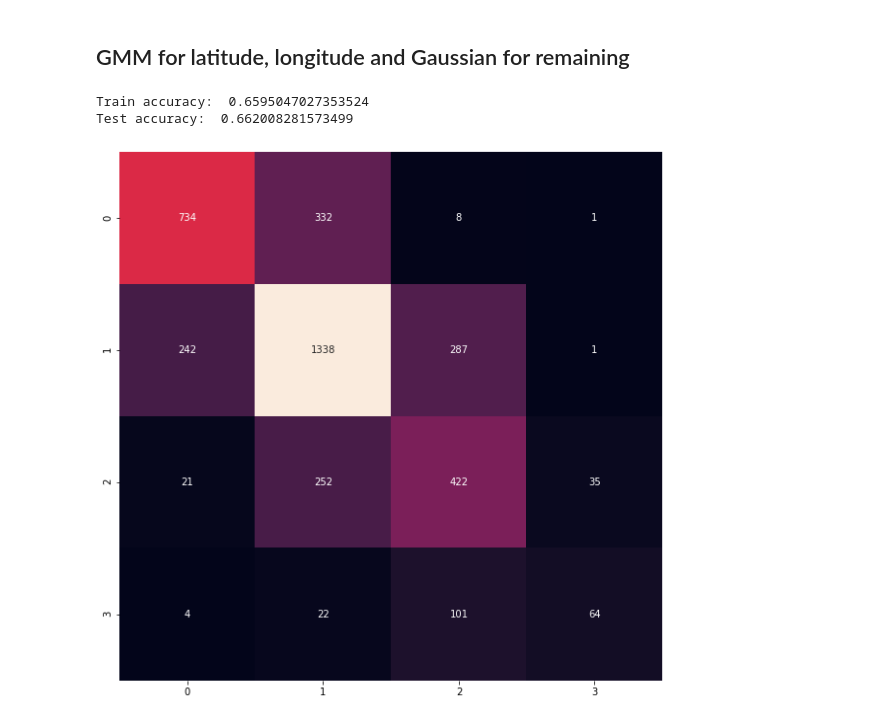
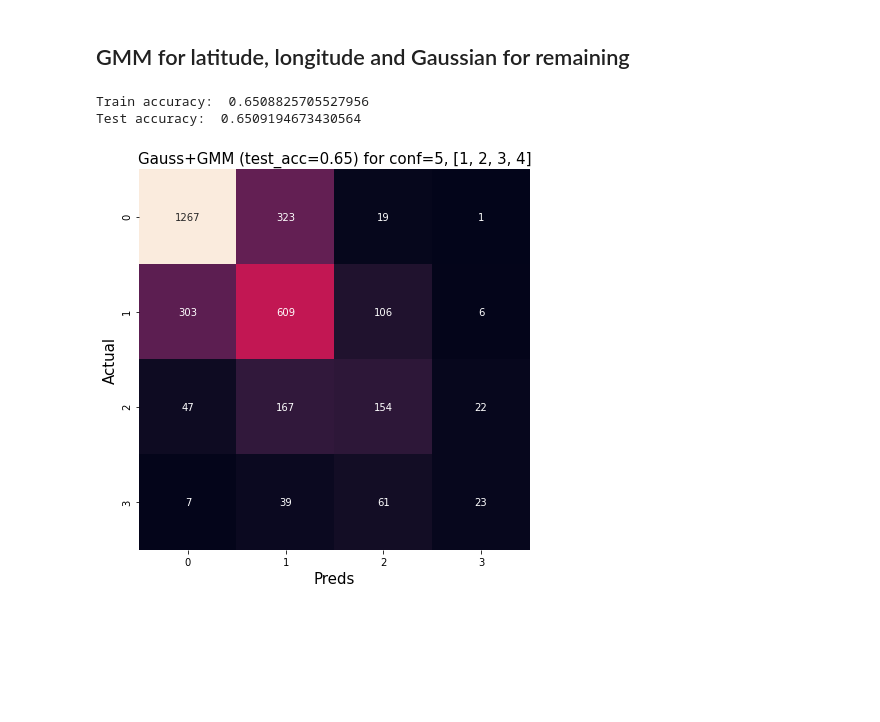
Before and after one commit to ameyvadnere/CS418-Statistical-Pattern-Recognition-Lab, a Jupyter notebook: Assignment 2/Q3/classifier.ipynb, the cells around one changed output. Saved outputs shown, nothing was run; the diff lists cells and outputs as text; code cells hidden in the pictures; blank space fills up the shorter version.

```diff
--- a/Assignment 2/Q3/classifier.ipynb
+++ b/Assignment 2/Q3/classifier.ipynb
@@ -7,8 +12,8 @@ warnings.filterwarnings('ignore')
 # %% [markdown]
 ## Load data
 # %%
-NUM_CLASSES = 4
-CLASSES_TO_KEEP = [0, 1, 2, 3]
+NUM_CLASSES = 5
+CLASSES_TO_KEEP = [1, 2, 3, 4]
 # %%
 data = pd.read_csv('california.csv')
 data.target = np.floor(data.target * NUM_CLASSES/5).astype('uint8')
@@ -96,7 +101,8 @@ class ClassConditionalGaussianModel:
 def predict(models, x):
     if type(x) != np.ndarray:
         x = np.array(x)
-    return np.array([model.posteriorProbScaled(x) for model in models]).T.argmax(axis=1)
+    idx = np.array([model.posteriorProbScaled(x) for model in models]).T.argmax(axis=1)
+    return np.array(CLASSES_TO_KEEP)[idx]
 
 def getModels(train, classes=CLASSES_TO_KEEP):
     X = np.array(train.loc[:,:'Longitude'])
@@ -113,7 +119,7 @@ def getModels(train, classes=CLASSES_TO_KEEP):
 
     return [
         ClassConditionalGaussianModel(priors[i], means[i], covInvs[i], covDets[i])
-        for i in classes
+        for i in range(len(classes))
     ]
 
 models = getModels(train)
@@ -122,9 +128,13 @@ preds = predict(models, train.loc[:,:'Longitude'])
 print("Train accuracy: ", (train.target == preds).mean())
 
 preds = predict(models, test.loc[:,:'Longitude'])
-print("Test accuracy: ", (test.target == preds).mean())
+acc = (test.target == preds).mean()
+print("Test accuracy: ", acc)
 
 cm = confusion_matrix(test.target, preds)
-plt.figure(figsize=(10,10))
-sns.heatmap(cm, annot=True, fmt='.0f', cbar=False);
+plt.figure(figsize=(7, 7))
+sns.heatmap(cm, annot=True, fmt='.0f', cbar=False)
+plt.title(f"PureGMM (test_acc={acc.round(2)}) for conf={NUM_CLASSES}, {CLASSES_TO_KEEP}", fontsize=15)
+plt.xlabel('Preds', fontsize=15)
+plt.ylabel('Actual', fontsize=15);
 # %% [output]
@@ -184,7 +194,7 @@ class GaussianMixtureModel:
         G = self.lbd * self.normalPDF(X)
         return G.sum(axis=1)
 
-    def fit(self, X, n_rounds=10):
+    def fit(self, X, n_rounds=30):
         X = X.reshape((-1, 1)) # data is a col, params are rows
         m, n = X.shape[0], self.nclus
 
@@ -245,7 +255,8 @@ class ClassConditionalSpecialModel:
         return self.prior * gauss * gmmProb
 
 def predict(models, x):
-    return np.array([model.posteriorProbScaled(x) for model in models]).T.argmax(axis=1)
+    idx = np.array([model.posteriorProbScaled(x) for model in models]).T.argmax(axis=1)
+    return np.array(CLASSES_TO_KEEP)[idx]
 
 def getModels(train, classes=CLASSES_TO_KEEP):
     # similar to fit function
@@ -253,36 +264,40 @@ def getModels(train, classes=CLASSES_TO_KEEP):
     y = np.array(train.target)
 
     idx = [y==i for i in classes] # X[idx[0]] gives all examples with target class 0
     priors = [j.mean() for j in idx] # priors is fraction of times each class appears in the dataset
 
     means = [ X[j].mean(axis=0) for j in idx ] #classwise means
 
     covs = [ np.cov(X[j], rowvar=False) for j in idx ]
     covInvs = [ np.linalg.inv(c) for c in covs ]
     covDets = [ np.linalg.det(c) for c in covs ]
 
     gmModels = [
         # each class has one model for lat and one for long
         [ GaussianMixtureModel().fit( np.array(train[col][j]) ) for col in GmmPart ]
         for j in idx
     ]
     return [
         ClassConditionalSpecialModel(priors[i], means[i], covInvs[i], covDets[i], gmModels[i])
         for i in range(len(classes))
     ]
 
 models = getModels(train)
 
 preds = predict(models, train.loc[:,:'Longitude'])
 print("Train accuracy: ", (train.target == preds).mean())
 
 preds = predict(models, test.loc[:,:'Longitude'])
-print("Test accuracy: ", (test.target == preds).mean())
+acc = (test.target == preds).mean()
+print("Test accuracy: ", acc)
 
 cm = confusion_matrix(test.target, preds)
-plt.figure(figsize=(10,10))
-sns.heatmap(cm, annot=True, fmt='.0f', cbar=False);
+plt.figure(figsize=(7, 7))
+sns.heatmap(cm, annot=True, fmt='.0f', cbar=False)
+plt.title(f"Gauss+GMM (test_acc={acc.round(2)}) for conf={NUM_CLASSES}, {CLASSES_TO_KEEP}", fontsize=15)
+plt.xlabel('Preds', fontsize=15)
+plt.ylabel('Actual', fontsize=15);
 # %% [output]
-Train accuracy:  0.6595047027353524
-Test accuracy:  0.662008281573499
+Train accuracy:  0.6508825705527956
+Test accuracy:  0.6509194673430564
-[figure, old version]
+[figure, new version]
```
Also changed, not shown: parts of 9 cells of this notebook, 1 other file.
